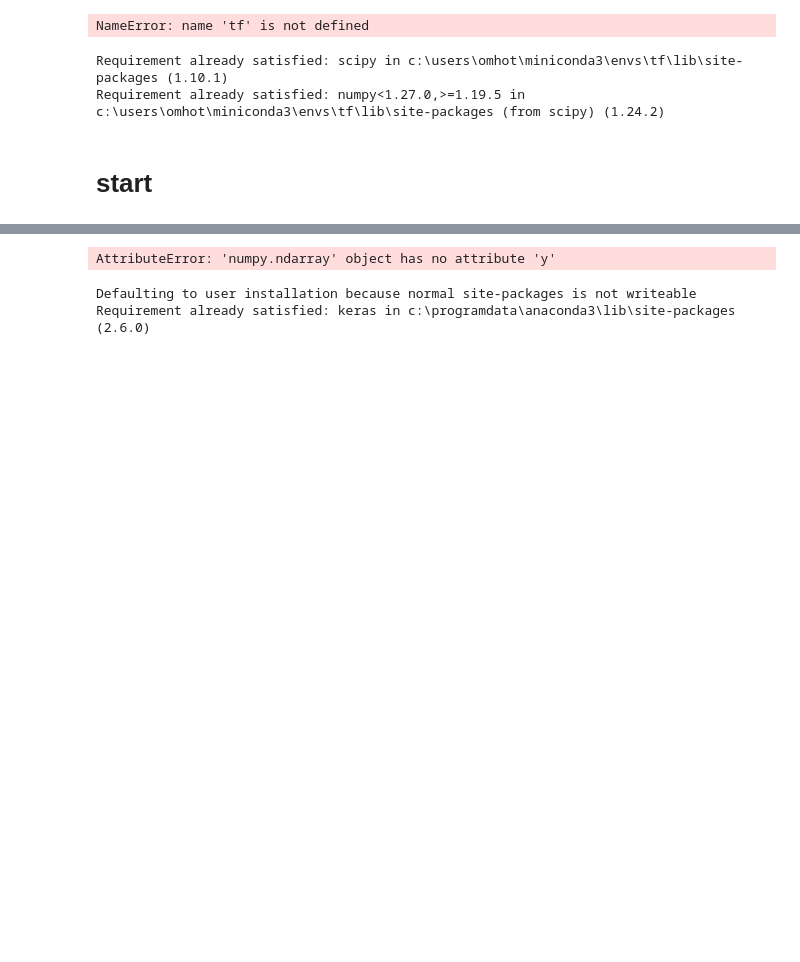
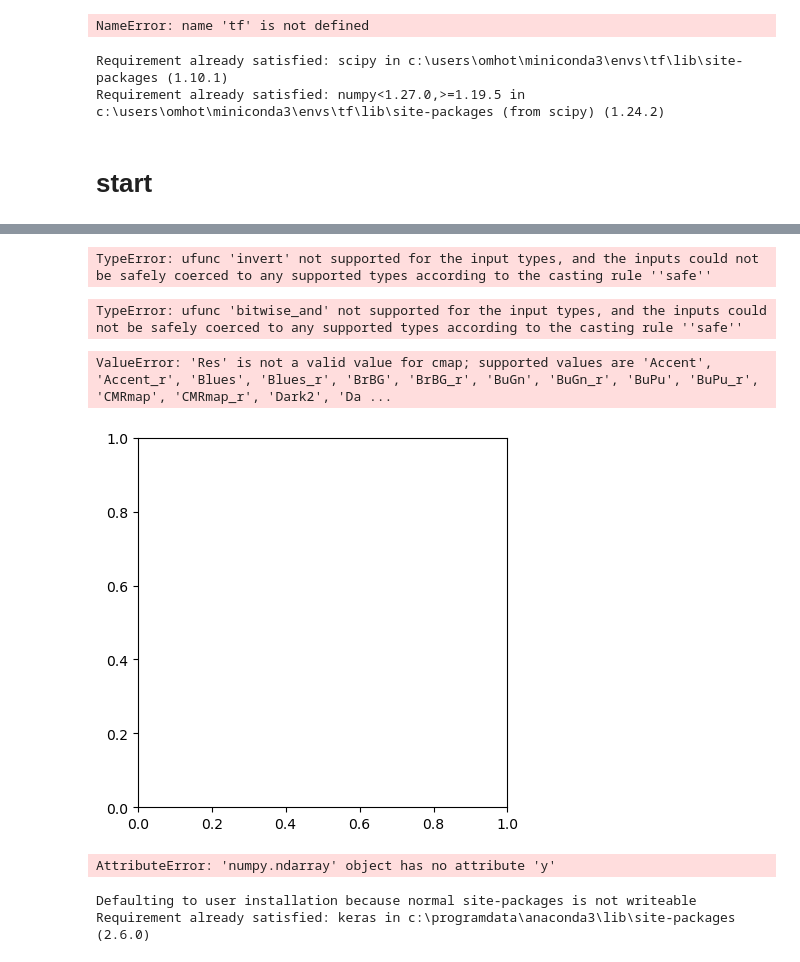
Before and after one commit to Omee-dev/Lane-Detection, a Jupyter notebook: 3.ipynb, the cells around one changed output, grey strips where cells are left out. Drawn from its saved outputs; the diff is of its cells as text; code cells hidden in the pictures; blank space fills up the shorter version.

```diff
--- a/3.ipynb
+++ b/3.ipynb
@@ -507,3 +564,17 @@ AttributeError: 'NumpyArrayIterator' object has no attribute 'labels'
+# %%
+np.invert()
+# %% [output]
+TypeError: ufunc 'invert' not supported for the input types, and the inputs could not be safely coerced to any supported types according to the casting rule ''safe''
+# %%
+y^(y&1==y)
+# %% [output]
+TypeError: ufunc 'bitwise_and' not supported for the input types, and the inputs could not be safely coerced to any supported types according to the casting rule ''safe''
+# %%
+
+plt.imshow(y_test[0, :, :, 0],cmap="Res")
+# %% [output]
+ValueError: 'Res' is not a valid value for cmap; supported values are 'Accent', 'Accent_r', 'Blues', 'Blues_r', 'BrBG', 'BrBG_r', 'BuGn', 'BuGn_r', 'BuPu', 'BuPu_r', 'CMRmap', 'CMRmap_r', 'Dark2', 'Da ...
+[figure, added]
 # %%
 blended_preds = get_predictions(model,x_test)
 # %% [output]
```
Also changed, not shown: parts of 21 cells of this notebook, 9 other files.
